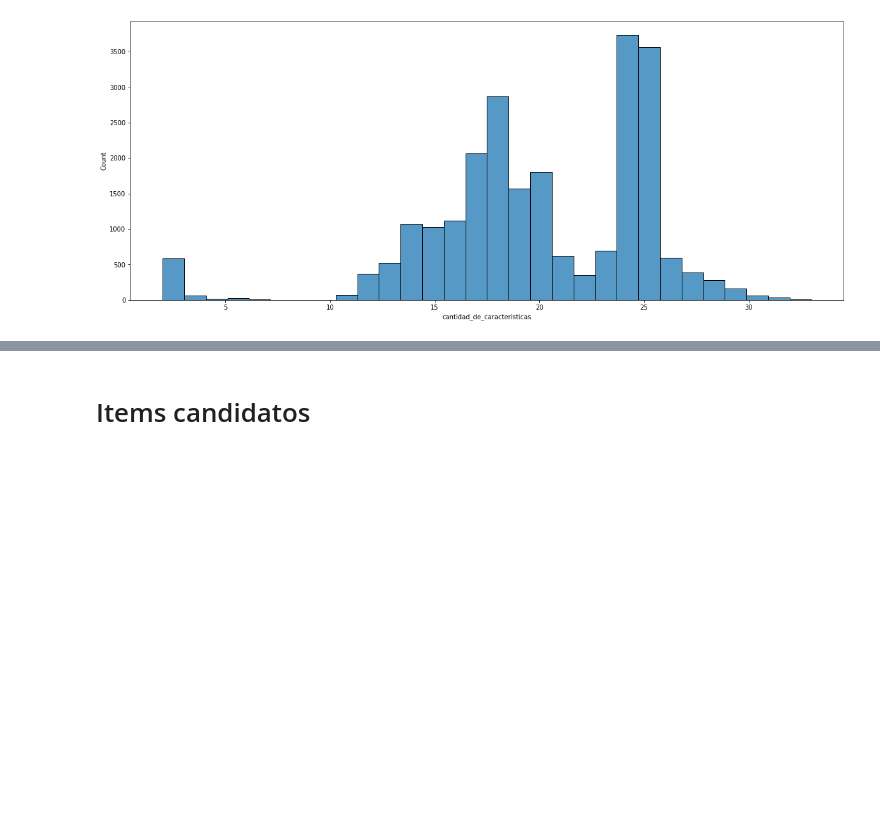
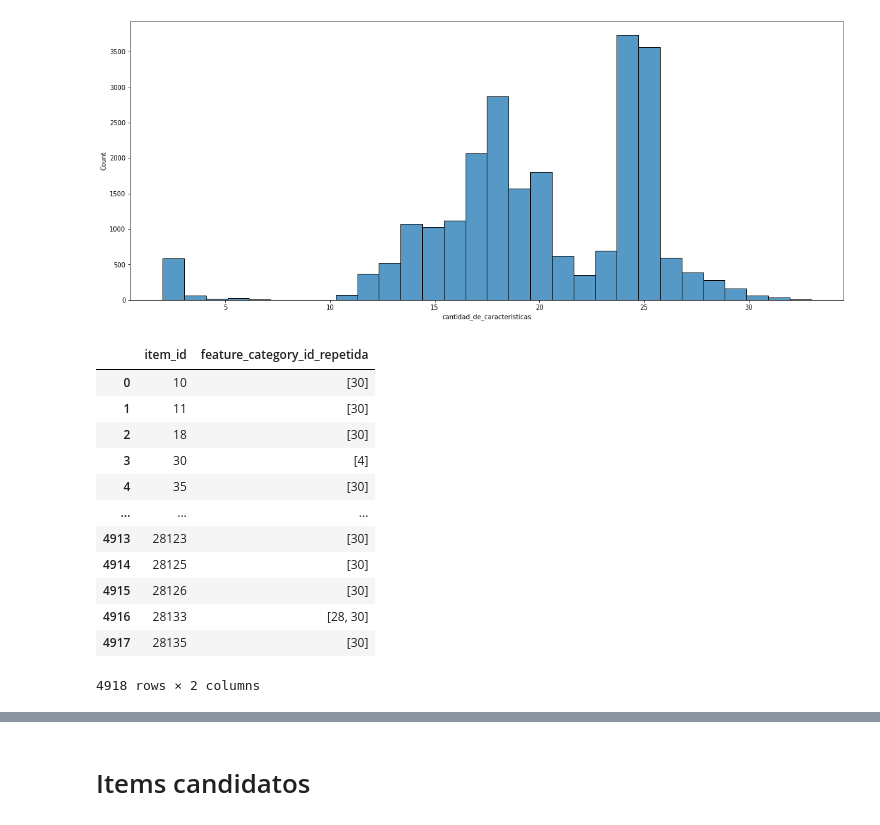
Before and after one commit to CristianCristanchoT/RecSys-Challenge-2022, a Jupyter notebook: Notebooks/Exploracion de los datos.ipynb, the cells around one changed output, grey strips where cells are left out. Cells and saved outputs as stored; diff of their text form; code cells hidden in the pictures; blank space fills up the shorter version.

```diff
--- a/Notebooks/Exploracion de los datos.ipynb
+++ b/Notebooks/Exploracion de los datos.ipynb
@@ -197,0 +212,21 @@ Plot = sns.histplot(cantidad_de_caracteristicas_por_item["cantidad_de_caracteris
+# %%
+items_con_caracteristicas_repetidas = pd.DataFrame(
+    {'item_id': items_ids_list,
+     'feature_category_id_repetida': caracteristicas_repetidas_list
+    })
+
+items_con_caracteristicas_repetidas
+# %% [output]
+|  | item_id | feature_category_id_repetida |
+| 0 | 10 | [30] |
+| 1 | 11 | [30] |
+| 2 | 18 | [30] |
+| 3 | 30 | [4] |
+| 4 | 35 | [30] |
+| ... | ... | ... |
+| 4913 | 28123 | [30] |
+| 4914 | 28125 | [30] |
+| 4915 | 28126 | [30] |
+| 4916 | 28133 | [28, 30] |
+| 4917 | 28135 | [30] |
+4918 rows × 2 columns
```
Also changed, not shown: parts of 11 cells of this notebook.
